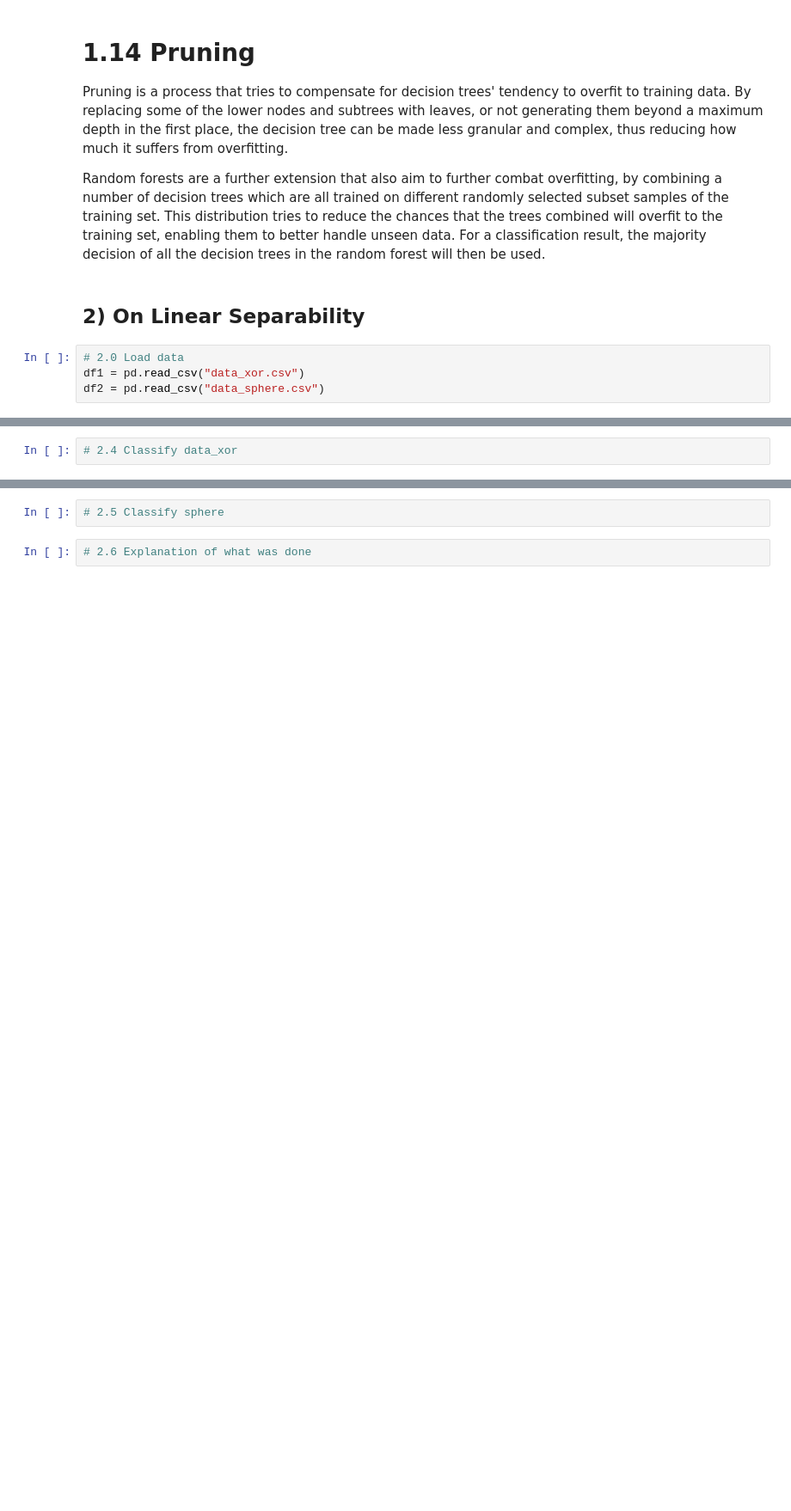
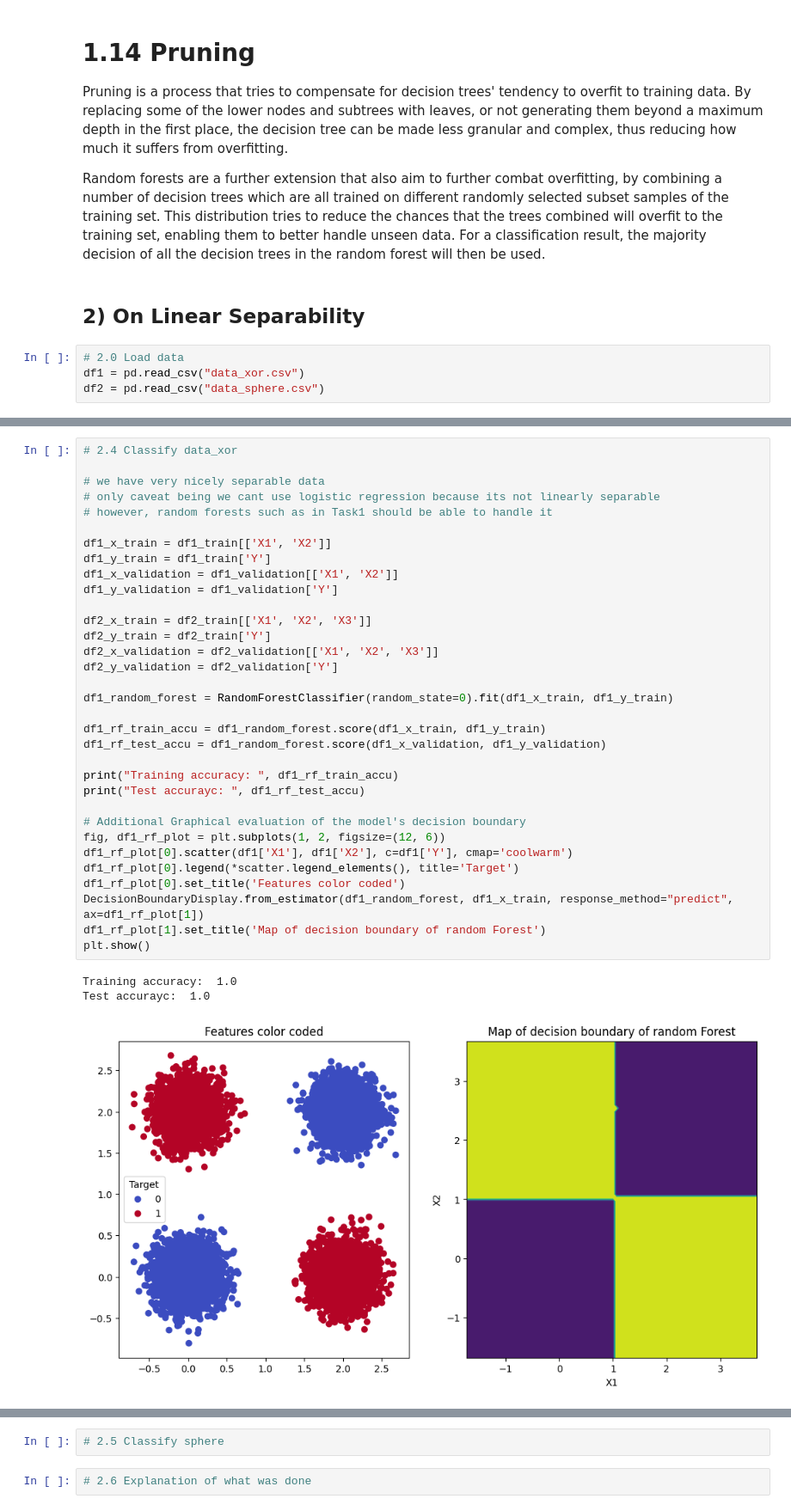
Before and after one commit to flowy-git/FDA, a Jupyter notebook: Lab1/lwyp_flowy.ipynb, the cells around one changed output, grey strips where cells are left out. Shown: that part at 86% size. Saved outputs shown, nothing was run; the diff lists cells and outputs as text; blank space fills up the shorter version.

Commit message:
2.1 thru 2.5 done - yippie I like Task2

```diff
--- a/Lab1/lwyp_flowy.ipynb
+++ b/Lab1/lwyp_flowy.ipynb
@@ -321,2 +399,37 @@ df2 = pd.read_csv("data_sphere.csv")
 # %%
 # 2.4 Classify data_xor
+
+# we have very nicely separable data
+# only caveat being we cant use logistic regression because its not linearly separable
+# however, random forests such as in Task1 should be able to handle it
+
+df1_x_train = df1_train[['X1', 'X2']]
+df1_y_train = df1_train['Y']
+df1_x_validation = df1_validation[['X1', 'X2']]
+df1_y_validation = df1_validation['Y']
+
+df2_x_train = df2_train[['X1', 'X2', 'X3']]
+df2_y_train = df2_train['Y']
+df2_x_validation = df2_validation[['X1', 'X2', 'X3']]
+df2_y_validation = df2_validation['Y']
+
+df1_random_forest = RandomForestClassifier(random_state=0).fit(df1_x_train, df1_y_train)
+
+df1_rf_train_accu = df1_random_forest.score(df1_x_train, df1_y_train)
+df1_rf_test_accu = df1_random_forest.score(df1_x_validation, df1_y_validation)
+
+print("Training accuracy: ", df1_rf_train_accu)
+print("Test accurayc: ", df1_rf_test_accu)
+
+# Additional Graphical evaluation of the model's decision boundary
+fig, df1_rf_plot = plt.subplots(1, 2, figsize=(12, 6))
+df1_rf_plot[0].scatter(df1['X1'], df1['X2'], c=df1['Y'], cmap='coolwarm')
+df1_rf_plot[0].legend(*scatter.legend_elements(), title='Target')
+df1_rf_plot[0].set_title('Features color coded')
+DecisionBoundaryDisplay.from_estimator(df1_random_forest, df1_x_train, response_method="predict", ax=df1_rf_plot[1])
+df1_rf_plot[1].set_title('Map of decision boundary of random Forest')
+plt.show()
+# %% [output]
+Training accuracy:  1.0
+Test accurayc:  1.0
+[figure, added]
```
Also changed, not shown: parts of 6 cells of this notebook.
